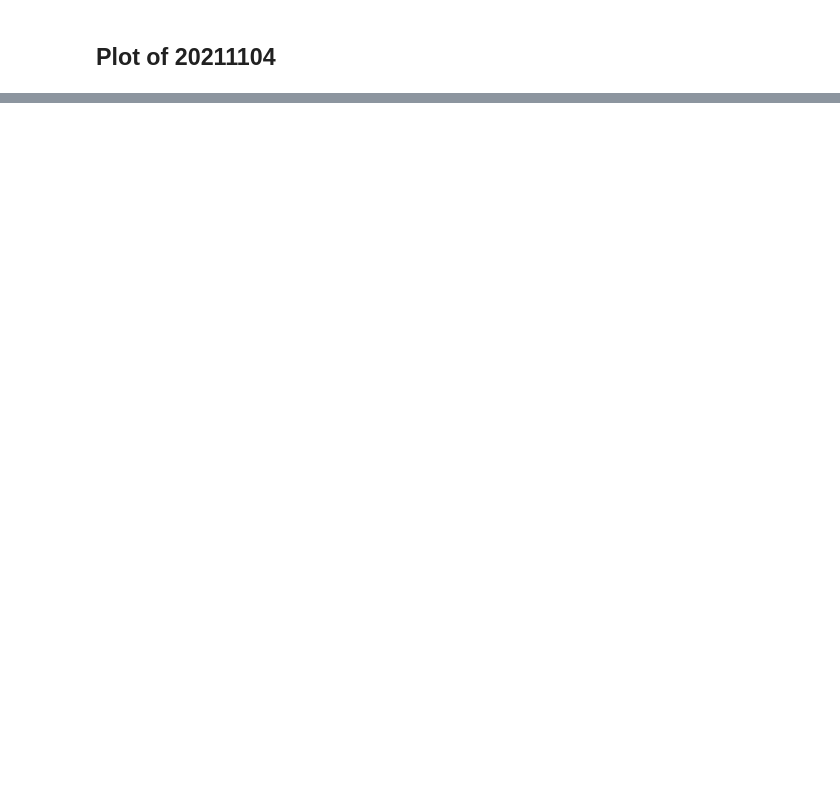
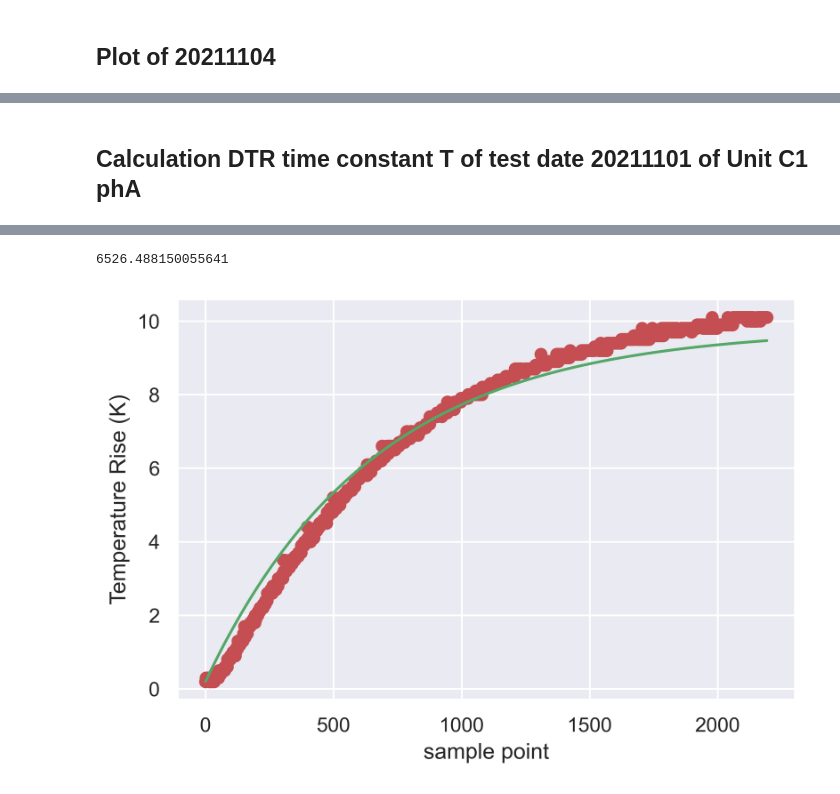
Before and after one commit to xxyql2006/ABB-SGIS-APL, a Jupyter notebook: TR_plots.ipynb, the cells around one changed output, grey strips where cells are left out. Drawn from its saved outputs; the diff is of its cells as text; code cells hidden in the pictures; blank space fills up the shorter version.

```diff
--- a/TR_plots.ipynb
+++ b/TR_plots.ipynb
@@ -186,0 +217,12 @@ case.cal_t_C1_phA_snsr_bushing
+# %% [markdown]
+## Calculation DTR time constant T of test date 20211101 of Unit C1 phA
+# %%
+
+file_path = curDirectory + '\\20211101_DTR&TR_SR12kV 300A\\1_Data formatted\\20211101_data_clean_10s.csv'
+config_path = curDirectory + '\\20211101_DTR&TR_SR12kV 300A\\1_Data formatted\\2021-11-01_config.json'
+fig_path = curDirectory + '\\20211101_DTR&TR_SR12kV 300A\\3_Graphs'
+
+case = TR.TempRiseExperiment(file_path, config_path)
+case.find_balance_index(list(range(18, 52)))
+case.cal_dynamic_time_const('t_C1_phA_snsr_bushing')
+# %% [output]
@@ -186,0 +231,2 @@ case.cal_t_C1_phA_snsr_bushing
+6526.488150055641
+[figure, added]
```
Also changed, not shown: parts of 25 cells of this notebook, 1 other file.
